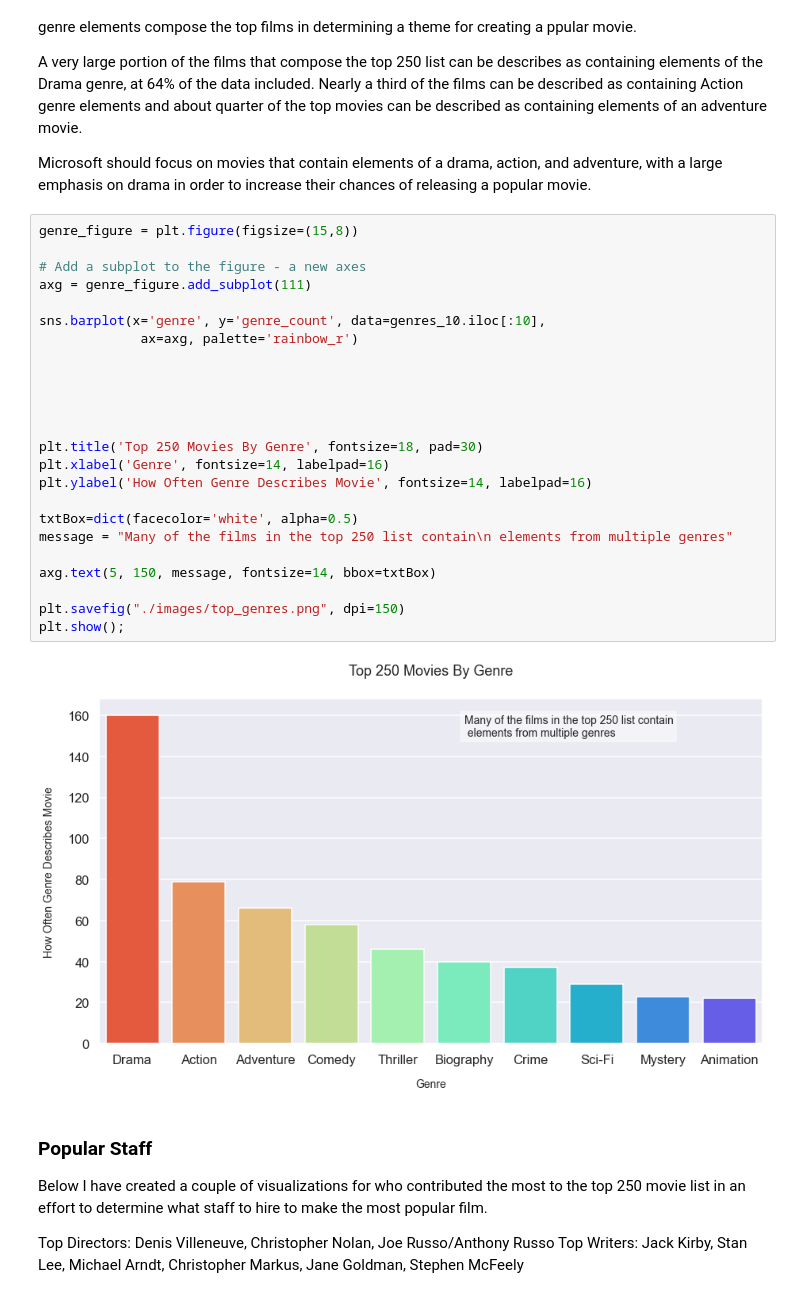
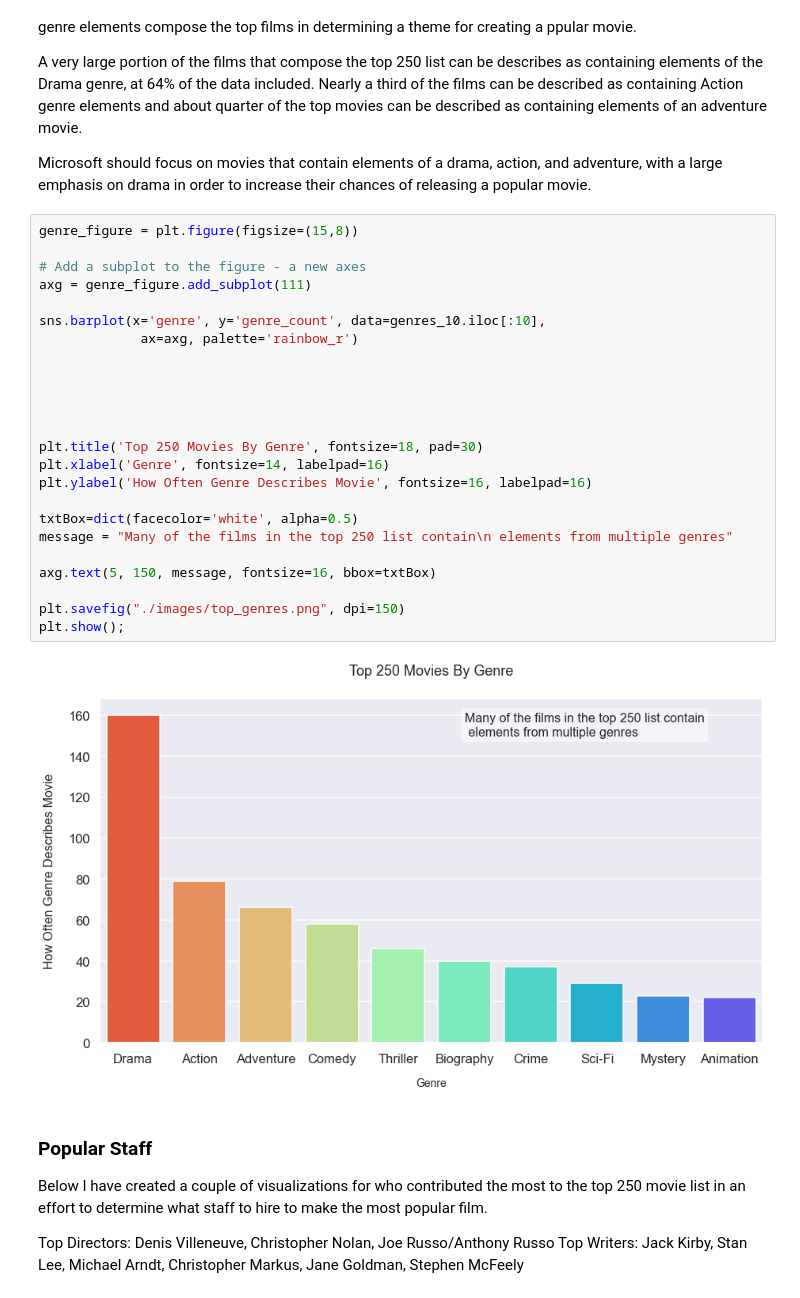
Before and after one commit to ddey117/Micosoft_Movie_Analysis, a Jupyter notebook: Analysis_and_Visualizations.ipynb, the cells around one changed output. Drawn from its saved outputs; the diff is of its cells as text.

```diff
--- a/Analysis_and_Visualizations.ipynb
+++ b/Analysis_and_Visualizations.ipynb
@@ -432,29 +435,29 @@ Microsoft should focus on movies that contain elements of a drama, action, and a
 # %%
 genre_figure = plt.figure(figsize=(15,8))
 
 # Add a subplot to the figure - a new axes
 axg = genre_figure.add_subplot(111)
 
 sns.barplot(x='genre', y='genre_count', data=genres_10.iloc[:10],
              ax=axg, palette='rainbow_r')
 
 
 
 
 
 plt.title('Top 250 Movies By Genre', fontsize=18, pad=30)
 plt.xlabel('Genre', fontsize=14, labelpad=16)
-plt.ylabel('How Often Genre Describes Movie', fontsize=14, labelpad=16)
+plt.ylabel('How Often Genre Describes Movie', fontsize=16, labelpad=16)
 
 txtBox=dict(facecolor='white', alpha=0.5)
 message = "Many of the films in the top 250 list contain\n elements from multiple genres"
 
-axg.text(5, 150, message, fontsize=14, bbox=txtBox)
+axg.text(5, 150, message, fontsize=16, bbox=txtBox)
 
 plt.savefig("./images/top_genres.png", dpi=150)
 plt.show();
 # %% [output]
-[figure, old version]
+[figure, new version]
 # %% [markdown]
 ### Popular Staff
 
```
Also changed, not shown: parts of 8 cells of this notebook, 4 other files.
